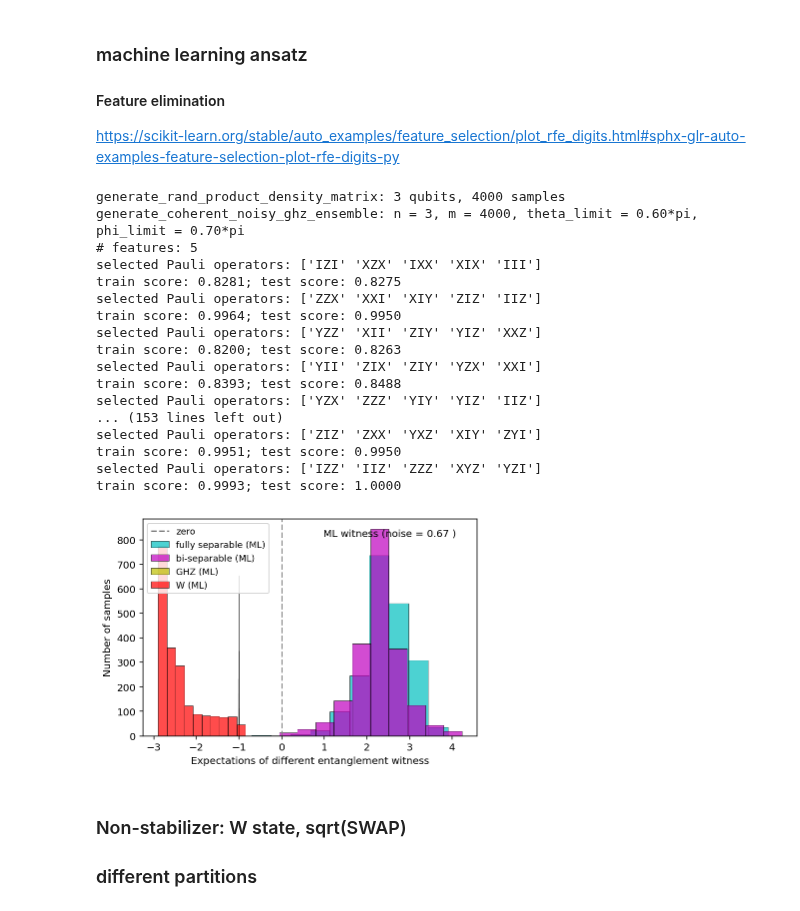
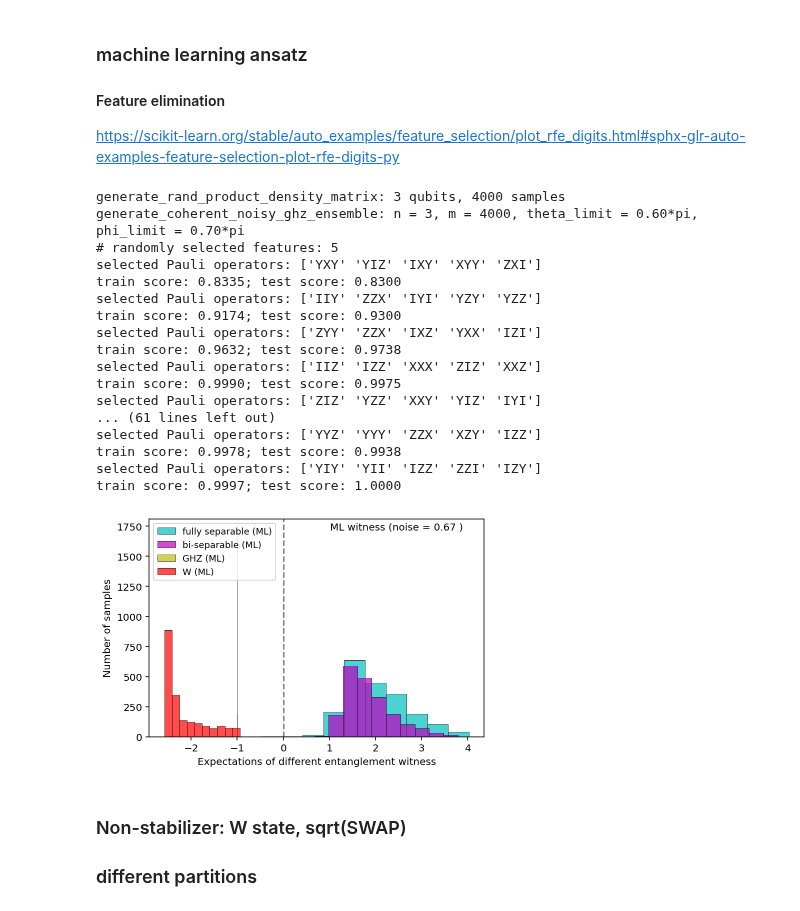
Before and after one commit to Jue-Xu/Entanglement-Witness, a Jupyter notebook: Code/entangle_detection.ipynb, the cells around one changed output. Cells and saved outputs as stored; diff of their text form; code cells hidden in the pictures.

```diff
--- a/Code/entangle_detection.ipynb
+++ b/Code/entangle_detection.ipynb
@@ -331,7 +320,7 @@ for i, noise_limit in enumerate([1/3, 1/2]):
         w_3_density = generate_noisy_w_ensemble(n=3,m=size_train,noise_limit=noise_limit)
 
         # test GHZ3/W3 projection witness
-        three_qubit_legends = ['zero', 'fully separable','bi-separable','GHZ_3','W_3']
+        three_qubit_legends = ['fully separable','bi-separable','GHZ_3','W_3']
         three_qubit_witness_expectation_list = [
             [expect(witness, state) for state in test_set] for test_set in
             # [expect(witness_ghz_3, state) for state in test_set] for test_set in
@@ -344,13 +333,13 @@ for i, noise_limit in enumerate([1/3, 1/2]):
             # [generate_rand_product_state(3, size_train), ghz_3_density, w_3_density]
         ]
         if j == 0:
-            title = f'GHZ witness (noise = {noise_limit:.2f} )'
+            title = f'GHZ witness (noise = {noise_limit:.2f})'
         else:
-            title = f'W witness (noise = {noise_limit:.2f} )'
+            title = f'W witness (noise = {noise_limit:.2f})'
         plot_expectation_hist(axs[j, i],
                               three_qubit_witness_expectation_list,
                               three_qubit_legends,
                               title=title)
 
-# plt.savefig('fidelity_witness_compare.png', dpi=400)
+plt.savefig('fidelity_witness_compare.png', dpi=400)
 # %% [output]
@@ -450,50 +439,50 @@ while accuracy < 0.999:
 
     # non-linear kernel SVM
     witness, accuracy = svm_train_witness(X=X[:, select_indices], y=y, size_test=size_test)
 
 
 ##################### testing ########################
 # fully_sep_test = generate_rand_product_density(3, size_test)
 fully_sep_test = fully_sep_state[size_train:]
 bi_sep_test = bi_sep_state[size_train:]
 ghz3_test = ghz3_state[size_train:]
 w3_test = w3_state[size_train:]
 
 test_dataset = [fully_sep_test, bi_sep_test, ghz3_test, w3_test]
 
 feature_test_set = [evaluate_features(operators=three_pauli_tomo_operators,states=data)[:,select_indices] for data in test_dataset]
 test_expectation_lists = evaluate_witness(witness=witness, features_set=feature_test_set)
 
 
 fig, ax = plt.subplots(figsize=(6, 4))
 title = f'ML witness (noise = {noise_limit:.2f} )'
-comparison_legend = ['zero', 'fully separable (ML)', 'bi-separable (ML)', 'GHZ (ML)', 'W (ML)']
+comparison_legend = ['fully separable (ML)', 'bi-separable (ML)', 'GHZ (ML)', 'W (ML)']
 # three_qubit_legend = ['zero', 'fully separable (GHZ witness)', 'GHZ3 (GHZ witness)', 'W3 (GHZ witness)', 'fully separable (W witness)','W3 (W witness)', 'GHZ (W witness)', 'fully separable (ML)', 'GHZ (ML)', 'W (ML)']
 plot_expectation_hist(ax, test_expectation_lists, comparison_legend, title=title)
 
 ##################### plot ########################
 
 # fig.show()
 plt.savefig('three_qubit_hist_ML.png', dpi=300)
 # %% [output]
 generate_rand_product_density_matrix: 3 qubits, 4000 samples
 generate_coherent_noisy_ghz_ensemble: n = 3, m = 4000, theta_limit = 0.60*pi, phi_limit = 0.70*pi
-# features: 5
-selected Pauli operators: ['IZI' 'XZX' 'IXX' 'XIX' 'III']
-train score: 0.8281; test score: 0.8275
-selected Pauli operators: ['ZZX' 'XXI' 'XIY' 'ZIZ' 'IIZ']
-train score: 0.9964; test score: 0.9950
-selected Pauli operators: ['YZZ' 'XII' 'ZIY' 'YIZ' 'XXZ']
-train score: 0.8200; test score: 0.8263
-selected Pauli operators: ['YII' 'ZIX' 'ZIY' 'YZX' 'XXI']
-train score: 0.8393; test score: 0.8488
-selected Pauli operators: ['YZX' 'ZZZ' 'YIY' 'YIZ' 'IIZ']
-... (153 lines left out)
-selected Pauli operators: ['ZIZ' 'ZXX' 'YXZ' 'XIY' 'ZYI']
-train score: 0.9951; test score: 0.9950
-selected Pauli operators: ['IZZ' 'IIZ' 'ZZZ' 'XYZ' 'YZI']
-train score: 0.9993; test score: 1.0000
+# randomly selected features: 5
+selected Pauli operators: ['YXY' 'YIZ' 'IXY' 'XYY' 'ZXI']
+train score: 0.8335; test score: 0.8300
+selected Pauli operators: ['IIY' 'ZZX' 'IYI' 'YZY' 'YZZ']
+train score: 0.9174; test score: 0.9300
+selected Pauli operators: ['ZYY' 'ZZX' 'IXZ' 'YXX' 'IZI']
+train score: 0.9632; test score: 0.9738
+selected Pauli operators: ['IIZ' 'IZZ' 'XXX' 'ZIZ' 'XXZ']
+train score: 0.9990; test score: 0.9975
+selected Pauli operators: ['ZIZ' 'YZZ' 'XXY' 'YIZ' 'IYI']
+... (61 lines left out)
+selected Pauli operators: ['YYZ' 'YYY' 'ZZX' 'XZY' 'IZZ']
+train score: 0.9978; test score: 0.9938
+selected Pauli operators: ['YIY' 'YII' 'IZZ' 'ZZI' 'IZY']
+train score: 0.9997; test score: 1.0000
-[figure, old version]
+[figure, new version]
 # %% [markdown]
 ### Non-stabilizer: W state, sqrt(SWAP)
 ### different partitions
```
Also changed, not shown: parts of 2 cells of this notebook, 10 other files.
